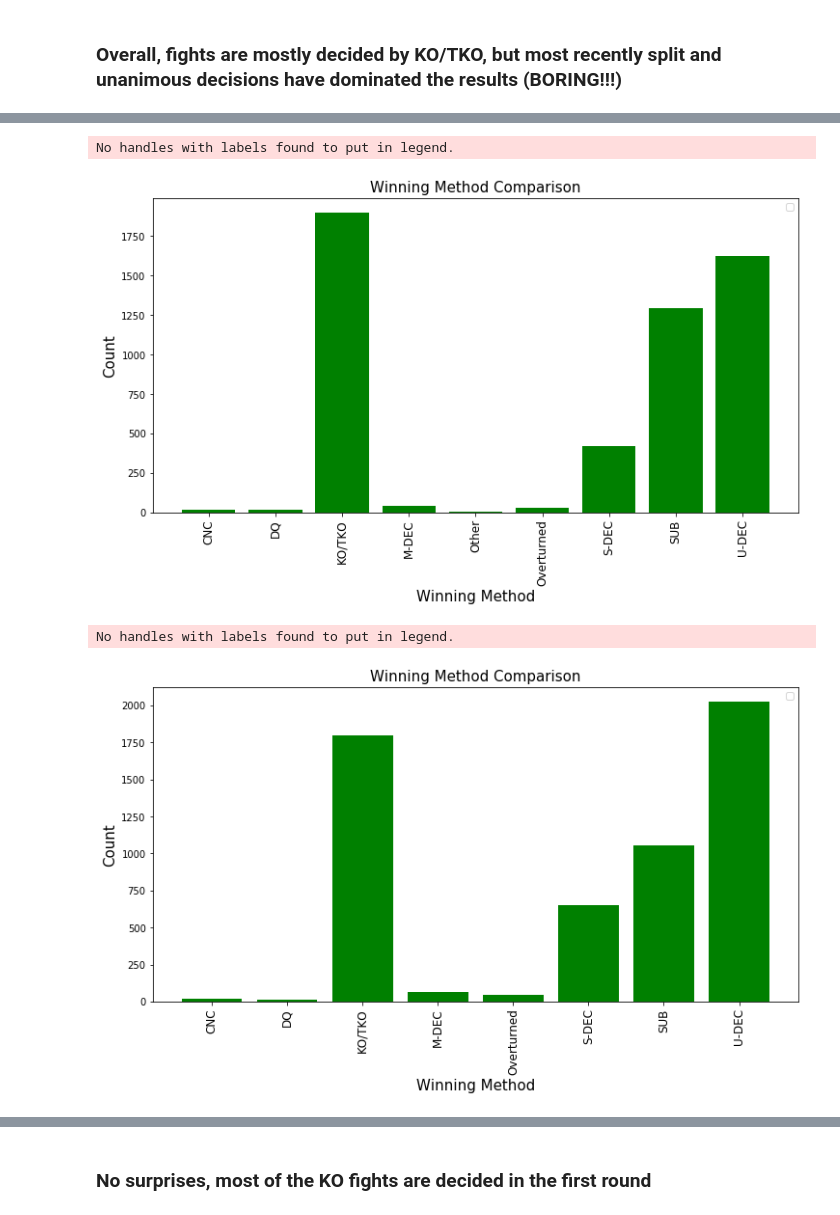
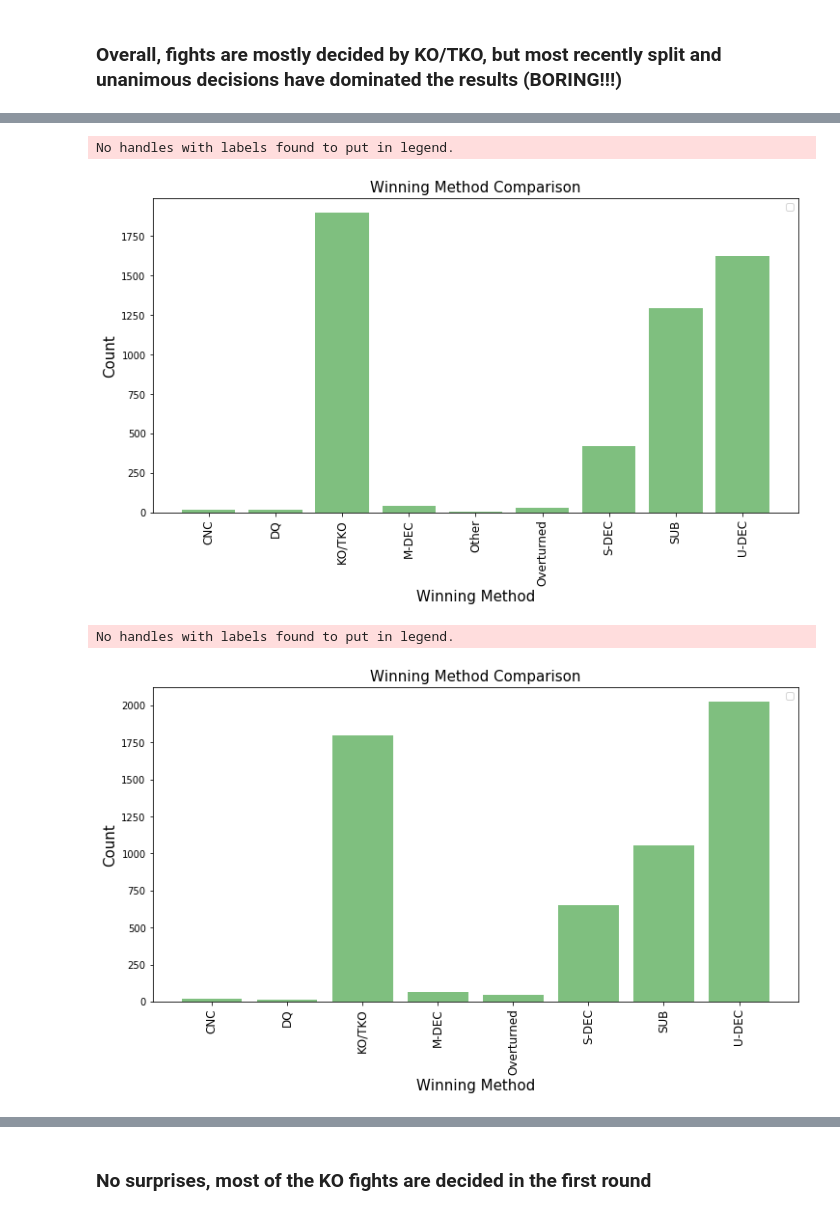
Before and after one commit to victorpena1/UFC_Analysis, a Jupyter notebook: UFC_EDA.ipynb, the cells around one changed output, grey strips where cells are left out. Drawn from its saved outputs; the diff is of its cells as text; code cells hidden in the pictures.

```diff
--- a/UFC_EDA.ipynb
+++ b/UFC_EDA.ipynb
@@ -319,6 +343,6 @@ No handles with labels found to put in legend.
 # %%
 fig, ax = plt.subplots(figsize= (12,6))
-ax.bar(df_ff_mid.index, df_ff_mid.f1, color= 'g')
+ax.bar(df_ff_mid.index, df_ff_mid.f1, color= 'g', alpha =0.5)
 ax.set_title("Winning Method Comparison", fontsize = 15)
 ax.set_ylabel("Count", fontsize = 15)
 ax.set_xlabel("Winning Method", fontsize = 15)
@@ -327,19 +351,19 @@ ax.legend()
 fig.show()
 # %% [output]
 No handles with labels found to put in legend.
-[figure, old version]
+[figure, new version]
 # %%
 fig, ax = plt.subplots(figsize= (12,6))
-ax.bar(df_ff_rec.index, df_ff_rec.f1, color= 'g')
+ax.bar(df_ff_rec.index, df_ff_rec.f1, color= 'g', alpha =0.5)
 ax.set_title("Winning Method Comparison", fontsize = 15)
 ax.set_ylabel("Count", fontsize = 15)
 ax.set_xlabel("Winning Method", fontsize = 15)
 plt.xticks(df_ff_rec.index, rotation='vertical', fontsize = 12)
 ax.legend()
 fig.show()
 # %% [output]
 No handles with labels found to put in legend.
-[figure, old version]
+[figure, new version]
 # %%
 df_ko = df_ff[df_ff.Method == 'KO/TKO']
 df_ko.head(1)
```
Also changed, not shown: parts of 36 cells of this notebook, 3 other files.
